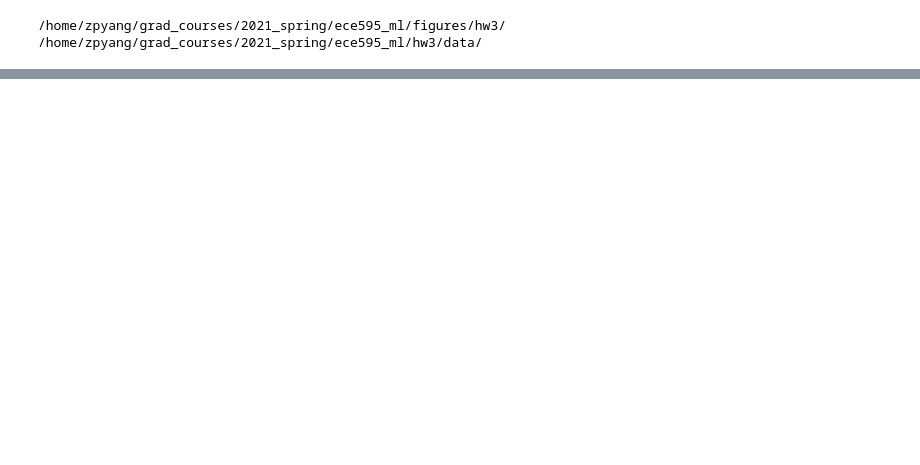
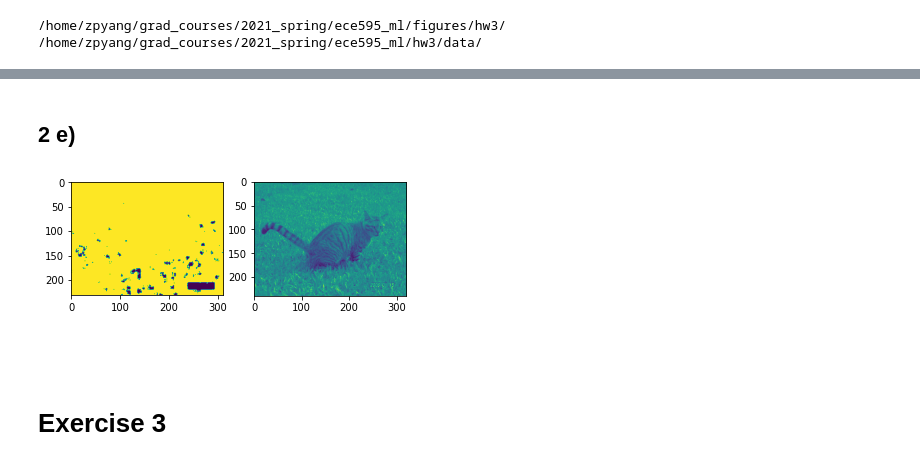
Before and after one commit to zp-yang/grad_courses, a Jupyter notebook: 2021_spring/ece595_ml/hw3.ipynb, the cells around one changed output, grey strips where cells are left out. Drawn from its saved outputs; the diff is of its cells as text; code cells hidden in the pictures; blank space fills up the shorter version.

```diff
--- a/2021_spring/ece595_ml/hw3.ipynb
+++ b/2021_spring/ece595_ml/hw3.ipynb
@@ -27,0 +143,24 @@ train_grass = np.matrix(train_grass)
+# %% [markdown]
+## 2 e)
+# %%
+Y = plt.imread(data_path+"cat_grass_2.jpeg")/255
+Y = Y[:,:,2]
+M,N = Y.shape
+pred_1 = np.zeros((M-8,N-8))
+for i in range(M-8):
+    for j in range(N-8):
+        block = Y[i:i+8, j:j+8]
+        x = block.reshape(1,-1).T
+        if decision(mu1, invSIG1, k1, x) > decision(mu0, invSIG0, k0, x):
+            pred_1[i,j] = 1
+plt.subplot(1,2,1)
+plt.imshow(pred_1)
+plt.subplot(1,2,2)
+plt.imshow(Y[:,:])
+plt.show()
+# %% [output]
+[figure, added]
+# %% [markdown]
+#
+# %% [markdown]
+# Exercise 3
```
Also changed, not shown: parts of 19 cells of this notebook, 5 other files.
